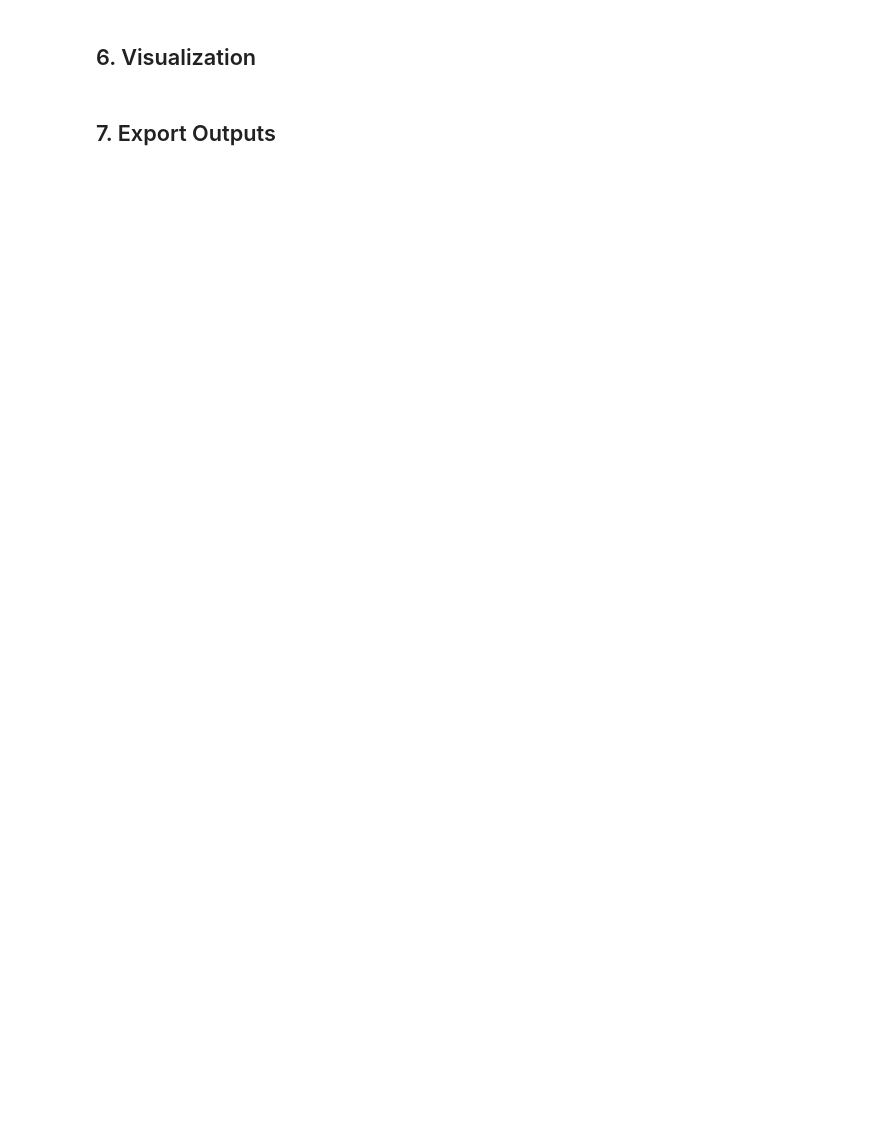
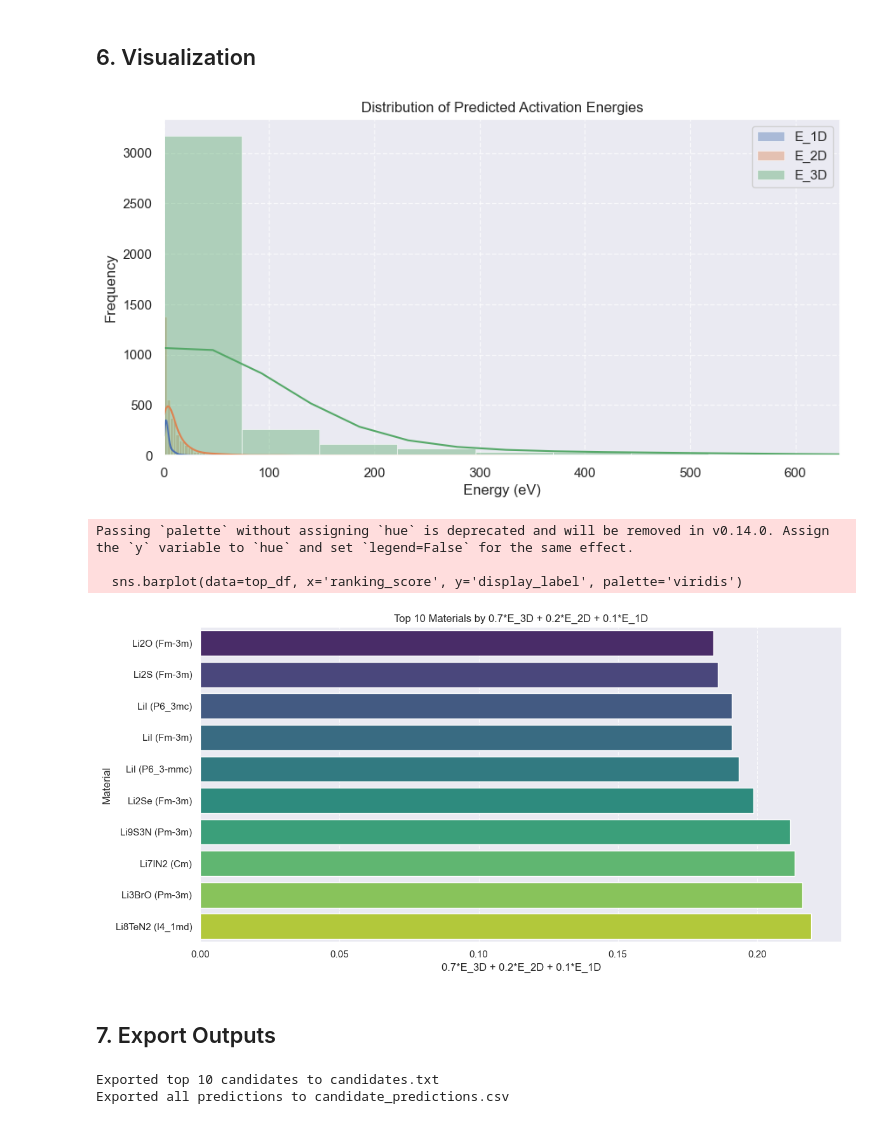
Before and after one commit to mateug/gnn-material-science, a Jupyter notebook: run-GNN.ipynb, the cells around one changed output. Cells and saved outputs as stored; diff of their text form; code cells hidden in the pictures; blank space fills up the shorter version.

Commit message:
Improved visualizations in candidate screening

```diff
--- a/run-GNN.ipynb
+++ b/run-GNN.ipynb
@@ -23,7 +23,7 @@ STD_PARAMS_PATH = "models/all-energies/standardized_parameters.json"
 # --- RANKING METHOD ---
 # Set to None for single target ranking, or a dict for weighted sum
 # Example: {"E_3D": 0.6, "E_2D": 0.3, "E_1D": 0.1}
-WEIGHTS = {"E_3D": 0.6, "E_2D": 0.3, "E_1D": 0.1}
+WEIGHTS = {"E_3D": 0.7, "E_2D": 0.2, "E_1D": 0.1}
 TARGET = "E_3D"           # Ranking target (used only if WEIGHTS is None)
 
 TOP_N = 10                # Number of candidates to export to candidates.txt
@@ -63,6 +76,6 @@ print(f"Inference complete. Processed {len(results)} materials.")
 ## 5. Rank Candidates
 # %%
 print("Ranking candidates...")
-ranked_df = sc.rank_candidates(results, target=TARGET, weights=WEIGHTS)
+ranked_df, ranking_formula = sc.rank_candidates(results, target=TARGET, weights=WEIGHTS)
 print("Ranking complete.")
 display(ranked_df.head(TOP_N))
@@ -71,9 +99,15 @@ display(ranked_df.head(TOP_N))
 # %%
 # Plot distribution of predictions
 sc.plot_energy_distributions(results)
 
 # Plot top candidates bar chart
-sc.plot_top_candidates(ranked_df, top_n=TOP_N)
+sc.plot_top_candidates(ranked_df, top_n=TOP_N, label=ranking_formula)
+# %% [output]
+[figure, added]
+Passing `palette` without assigning `hue` is deprecated and will be removed in v0.14.0. Assign the `y` variable to `hue` and set `legend=False` for the same effect.
+
+  sns.barplot(data=top_df, x='ranking_score', y='display_label', palette='viridis')
+[figure, added]
 # %% [markdown]
 ## 7. Export Outputs
 # %%
@@ -82,3 +116,6 @@ sc.write_candidates_txt(ranked_df, TOP_N, CANDIDATES_TXT)
 
 # Export full CSV for analysis
 sc.write_predictions_csv(ranked_df, PREDICTIONS_CSV)
+# %% [output]
+Exported top 10 candidates to candidates.txt
+Exported all predictions to candidate_predictions.csv
```
Also changed, not shown: parts of 5 cells of this notebook, 3 other files.
